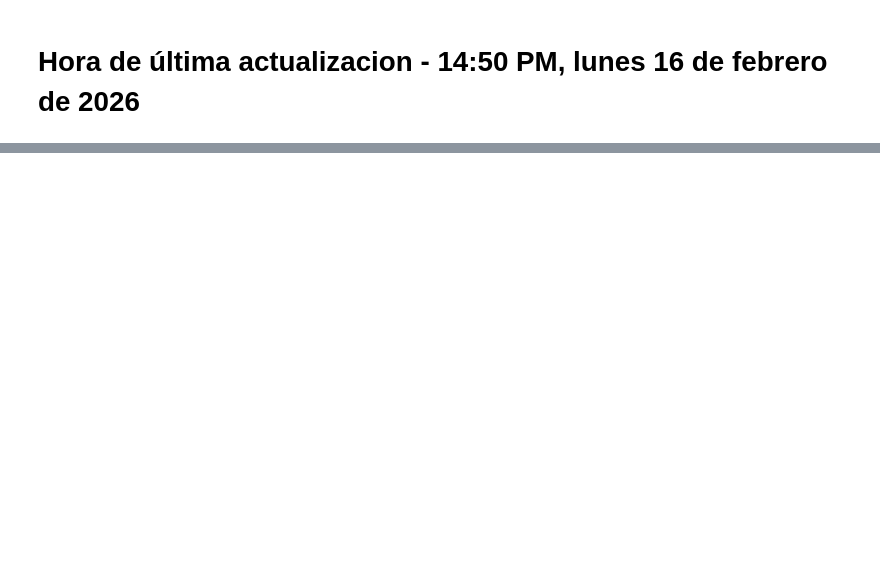
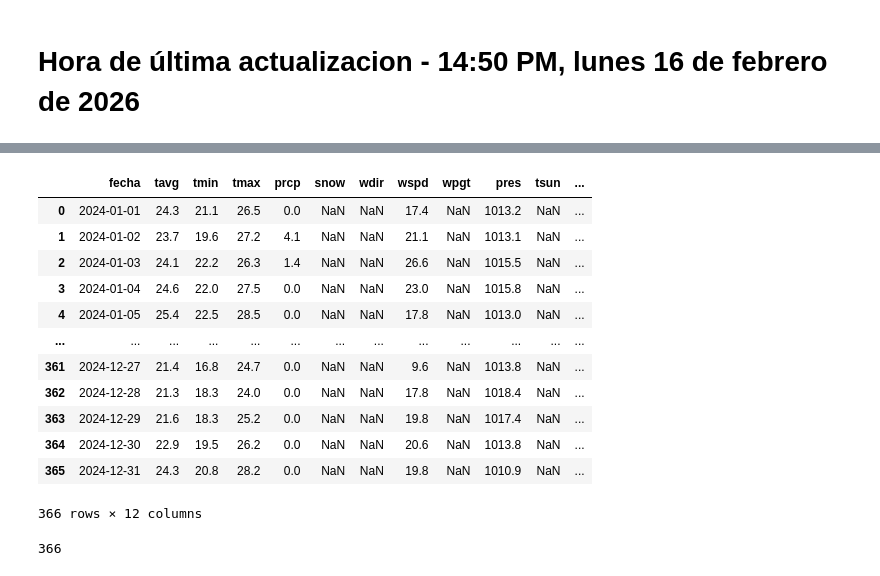
Before and after one commit to leonelifernandez12/labo_datos, a Jupyter notebook: tp1.ipynb, the cells around one changed output, grey strips where cells are left out. Saved outputs shown, nothing was run; the diff lists cells and outputs as text; code cells hidden in the pictures; blank space fills up the shorter version.

```diff
--- a/tp1.ipynb
+++ b/tp1.ipynb
@@ -1047,0 +1270,3 @@ np.float64(1.0)
+# %%
+df_clima_2024 = pd.read_excel("C:\\Users\\Usuario\\OneDrive\\Escritorio\\TP 1 - Labo\\clima_2024.xlsx").rename(columns={"date": "fecha"})
+df_clima_2024["fecha"] = pd.to_datetime(df_clima_2024["fecha"])
@@ -1047,0 +1289,22 @@ np.float64(1.0)
+# %%
+df_clima_2024['estacion_anio'] = df_clima_2024.apply(determinar_estacion_anio, axis=1)
+# %%
+df_clima_2024
+# %% [output]
+|  | fecha | tavg | tmin | tmax | prcp | snow | wdir | wspd | wpgt | pres | tsun | ... |
+| 0 | 2024-01-01 | 24.3 | 21.1 | 26.5 | 0.0 | NaN | NaN | 17.4 | NaN | 1013.2 | NaN | ... |
+| 1 | 2024-01-02 | 23.7 | 19.6 | 27.2 | 4.1 | NaN | NaN | 21.1 | NaN | 1013.1 | NaN | ... |
+| 2 | 2024-01-03 | 24.1 | 22.2 | 26.3 | 1.4 | NaN | NaN | 26.6 | NaN | 1015.5 | NaN | ... |
+| 3 | 2024-01-04 | 24.6 | 22.0 | 27.5 | 0.0 | NaN | NaN | 23.0 | NaN | 1015.8 | NaN | ... |
+| 4 | 2024-01-05 | 25.4 | 22.5 | 28.5 | 0.0 | NaN | NaN | 17.8 | NaN | 1013.0 | NaN | ... |
+| ... | ... | ... | ... | ... | ... | ... | ... | ... | ... | ... | ... | ... |
+| 361 | 2024-12-27 | 21.4 | 16.8 | 24.7 | 0.0 | NaN | NaN | 9.6 | NaN | 1013.8 | NaN | ... |
+| 362 | 2024-12-28 | 21.3 | 18.3 | 24.0 | 0.0 | NaN | NaN | 17.8 | NaN | 1018.4 | NaN | ... |
+| 363 | 2024-12-29 | 21.6 | 18.3 | 25.2 | 0.0 | NaN | NaN | 19.8 | NaN | 1017.4 | NaN | ... |
+| 364 | 2024-12-30 | 22.9 | 19.5 | 26.2 | 0.0 | NaN | NaN | 20.6 | NaN | 1013.8 | NaN | ... |
+| 365 | 2024-12-31 | 24.3 | 20.8 | 28.2 | 0.0 | NaN | NaN | 19.8 | NaN | 1010.9 | NaN | ... |
+366 rows × 12 columns
+# %%
+df_clima_2024.to_sql('clima_2024', conexion, if_exists='replace', index=False)
+# %% [output]
+366
```
Also changed, not shown: parts of 23 cells of this notebook, 3 other files.
